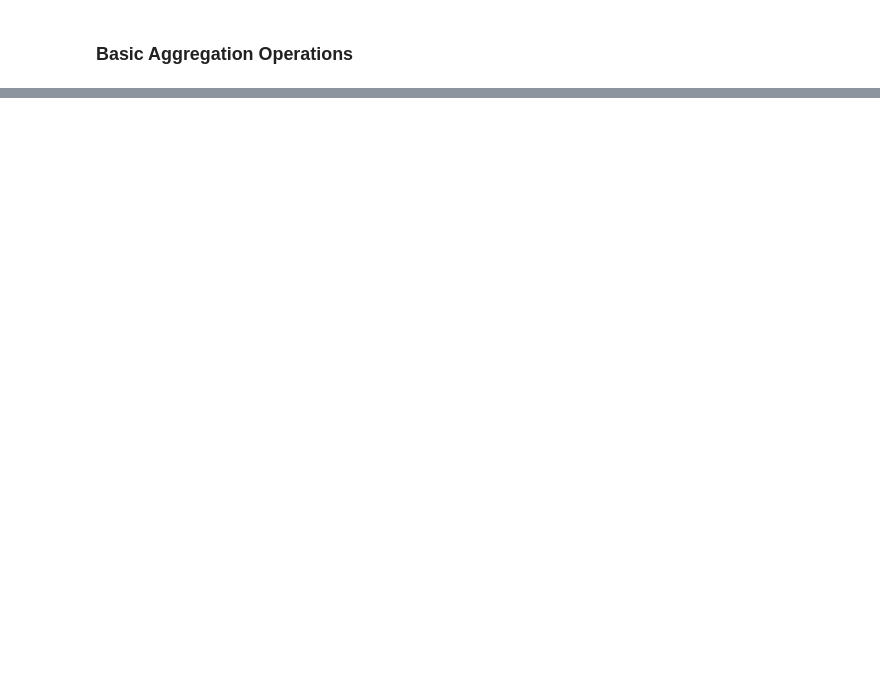
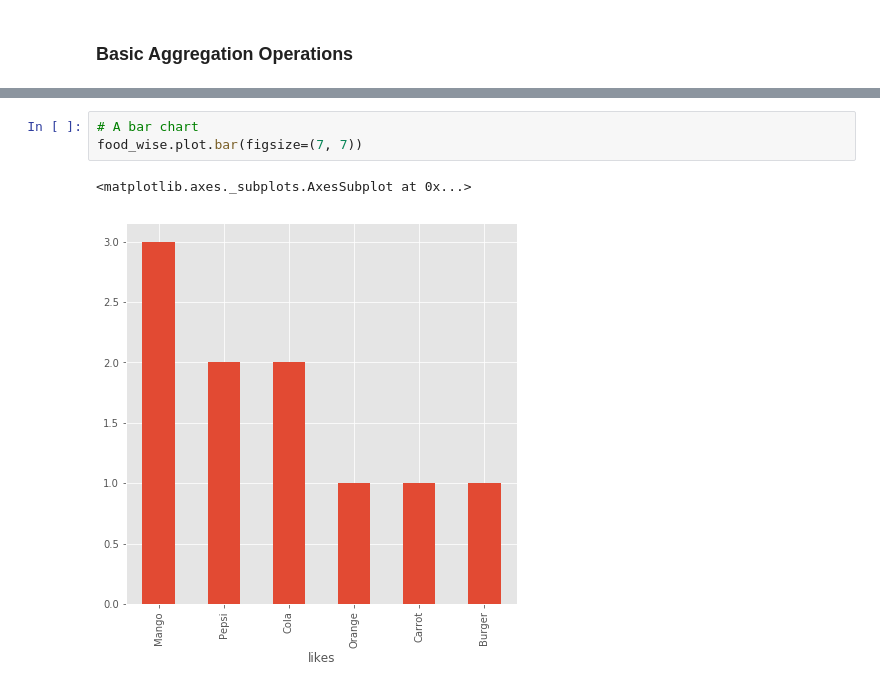
Before and after one commit to dragomirradev/python-data-analysis, a Jupyter notebook: 1-Working-with-relational-data-using-Pandas.ipynb, the cells around one changed output, grey strips where cells are left out. Drawn from its saved outputs; the diff is of its cells as text; blank space fills up the shorter version.

```diff
--- a/1-Working-with-relational-data-using-Pandas.ipynb
+++ b/1-Working-with-relational-data-using-Pandas.ipynb
@@ -119,0 +199,6 @@ m.groupby('likes')['likes'].count()
+# %%
+# A bar chart
+food_wise.plot.bar(figsize=(7, 7))
+# %% [output]
+<matplotlib.axes._subplots.AxesSubplot at 0x...>
+[figure, added]
```
Also changed, not shown: parts of 13 cells of this notebook.
